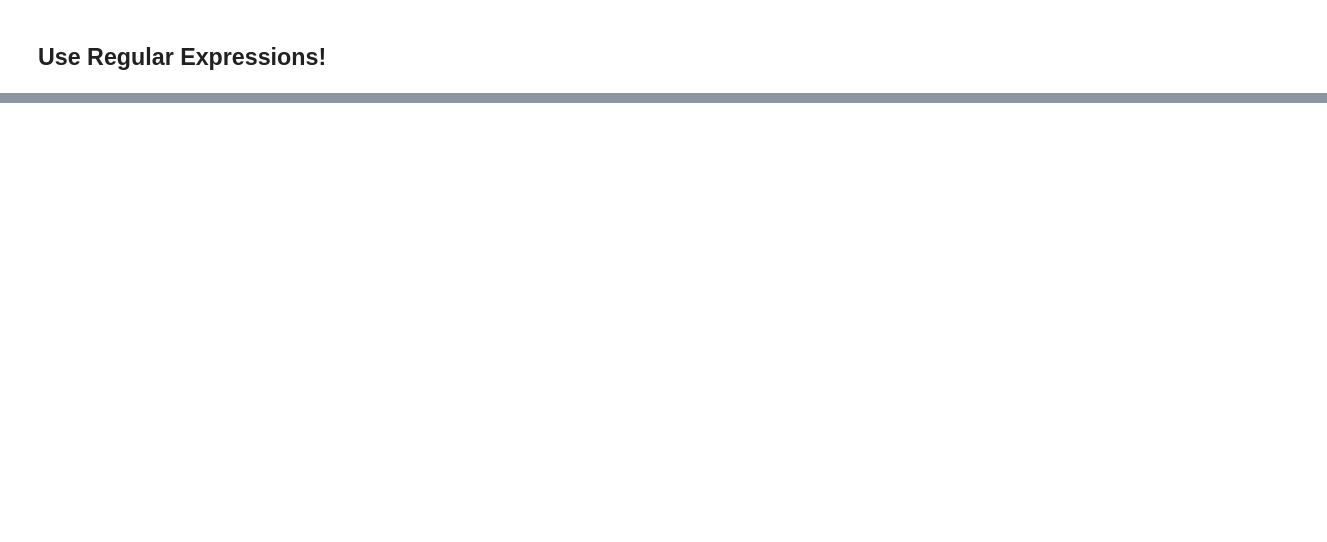
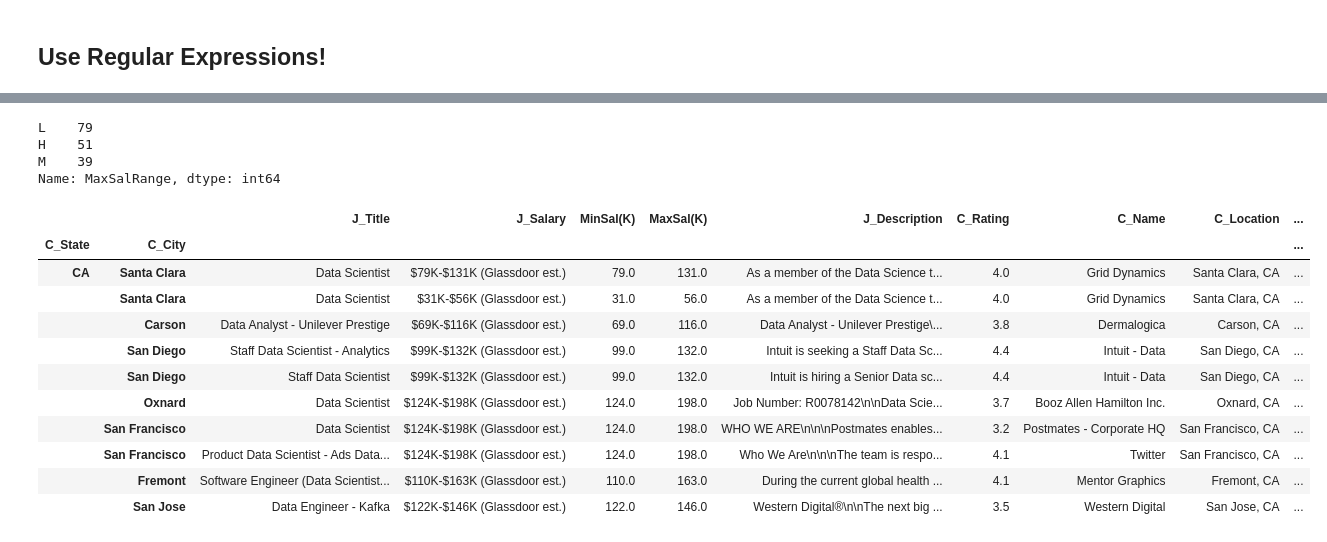
Before and after one commit to manaswikamila05/Python, a Jupyter notebook: 10. Data Wrangling with Pandas 1.ipynb, the cells around one changed output, grey strips where cells are left out. Drawn from its saved outputs; the diff is of its cells as text; code cells hidden in the pictures; blank space fills up the shorter version.

```diff
--- a/10. Data Wrangling with Pandas 1.ipynb
+++ b/10. Data Wrangling with Pandas 1.ipynb
@@ -549,3 +817,3 @@ df2.head()
 # %%
-df2.insert(2, 'MinSal', df2['Salary Estimate'].apply(lambda x: float(x.split('-')[0])))
+df2.insert(2, 'MinSal(K)', df2['Salary Estimate'].apply(lambda x: float(x.split('-')[0])))
 df2.head()
@@ -552,3 +830,3 @@ df2.head()
 # %%
-df2.insert(3, 'MaxSal', df2['Salary Estimate'].apply(lambda x: float(x.split('-')[1])))
+df2.insert(3, 'MaxSal(K)', df2['Salary Estimate'].apply(lambda x: float(x.split('-')[1])))
 df2.head()
@@ -559,6 +847,6 @@ df2[['MinSal','MaxSal']].describe()
 # %%
 df3 = df2.copy()
 # %%
-df3['MinSalRange'] = pd.cut(df2['MinSal'],bins=[56,100,160,330],labels = ['L','M','H'])
+df3['MinSalRange'] = pd.cut(df2['MinSal(K)'],bins=[56,100,160,330],labels = ['L','M','H'])
 # %%
 df3.head(10)
@@ -565,6 +866,26 @@ df3.head(10)
 # %%
-##Let's ask pandas to do it automatically with pd.qcut
+# Let's ask pandas to do it automatically with pd.qcut
 
-df3['MaxSalRange'] = pd.qcut(df3['MaxSal'],q=3,labels = ['L','M','H'])
+df3['MaxSalRange'] = pd.qcut(df3['MaxSal(K)'],q=3,labels = ['L','M','H'])
 # %%
-df3['MaxSalRange']
+df3['MaxSalRange'].value_counts()
+# %% [output]
+L    79
+H    51
+M    39
+Name: MaxSalRange, dtype: int64
+# %%
+df3.head(10)
+# %% [output]
+|  |  | J_Title | J_Salary | MinSal(K) | MaxSal(K) | J_Description | C_Rating | C_Name | C_Location | ... |
+| C_State | C_City |  |  |  |  |  |  |  |  | ... |
+| CA | Santa Clara | Data Scientist | $79K-$131K (Glassdoor est.) | 79.0 | 131.0 | As a member of the Data Science t... | 4.0 | Grid Dynamics | Santa Clara, CA | ... |
+|  | Santa Clara | Data Scientist | $31K-$56K (Glassdoor est.) | 31.0 | 56.0 | As a member of the Data Science t... | 4.0 | Grid Dynamics | Santa Clara, CA | ... |
+|  | Carson | Data Analyst - Unilever Prestige | $69K-$116K (Glassdoor est.) | 69.0 | 116.0 | Data Analyst - Unilever Prestige\... | 3.8 | Dermalogica | Carson, CA | ... |
+|  | San Diego | Staff Data Scientist - Analytics | $99K-$132K (Glassdoor est.) | 99.0 | 132.0 | Intuit is seeking a Staff Data Sc... | 4.4 | Intuit - Data | San Diego, CA | ... |
+|  | San Diego | Staff Data Scientist | $99K-$132K (Glassdoor est.) | 99.0 | 132.0 | Intuit is hiring a Senior Data sc... | 4.4 | Intuit - Data | San Diego, CA | ... |
+|  | Oxnard | Data Scientist | $124K-$198K (Glassdoor est.) | 124.0 | 198.0 | Job Number: R0078142\n\nData Scie... | 3.7 | Booz Allen Hamilton Inc. | Oxnard, CA | ... |
+|  | San Francisco | Data Scientist | $124K-$198K (Glassdoor est.) | 124.0 | 198.0 | WHO WE ARE\n\n\nPostmates enables... | 3.2 | Postmates - Corporate HQ | San Francisco, CA | ... |
+|  | San Francisco | Product Data Scientist - Ads Data... | $124K-$198K (Glassdoor est.) | 124.0 | 198.0 | Who We Are\n\n\nThe team is respo... | 4.1 | Twitter | San Francisco, CA | ... |
+|  | Fremont | Software Engineer (Data Scientist... | $110K-$163K (Glassdoor est.) | 110.0 | 163.0 | During the current global health ... | 4.1 | Mentor Graphics | Fremont, CA | ... |
+|  | San Jose | Data Engineer - Kafka | $122K-$146K (Glassdoor est.) | 122.0 | 146.0 | Western Digital®\n\nThe next big ... | 3.5 | Western Digital | San Jose, CA | ... |
```
Also changed, not shown: parts of 53 cells of this notebook.
